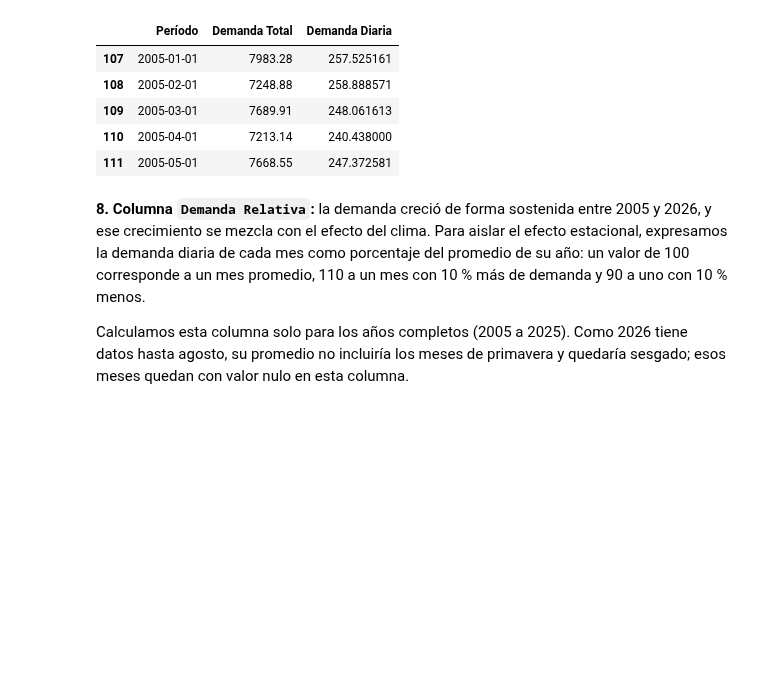
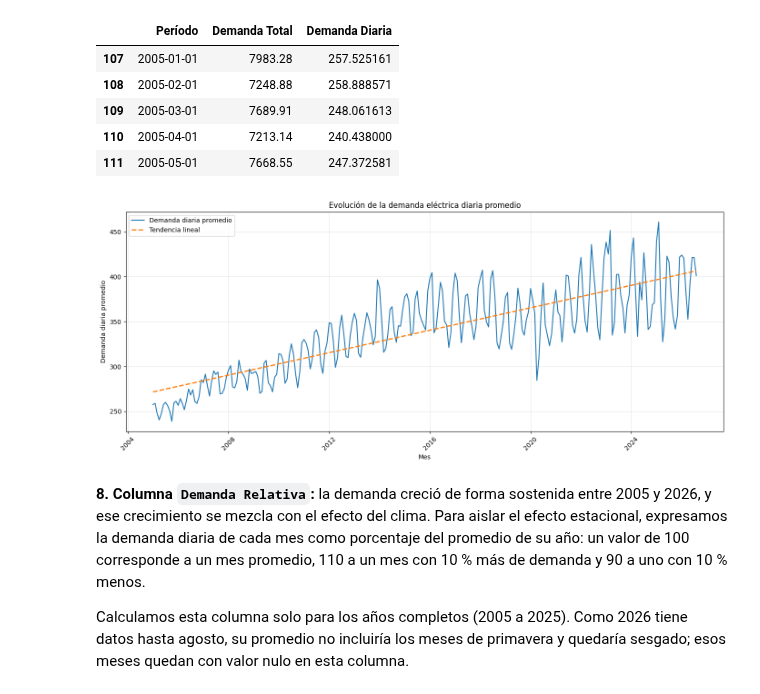
Before and after one commit to RafaelSeri/TP_LABO_MET, a Jupyter notebook: notebooks/Tp_labo.ipynb, the cells around one changed output. Cells and saved outputs as stored; diff of their text form; code cells hidden in the pictures; blank space fills up the shorter version.

```diff
--- a/notebooks/Tp_labo.ipynb
+++ b/notebooks/Tp_labo.ipynb
@@ -633,6 +606,46 @@ df_base_mensual[['Período', 'Demanda Total', 'Demanda Diaria']].head()
 | 109 | 2005-03-01 | 7689.91 | 248.061613 |
 | 110 | 2005-04-01 | 7213.14 | 240.438000 |
 | 111 | 2005-05-01 | 7668.55 | 247.372581 |
+# %%
+import numpy as np
+import matplotlib.pyplot as plt
+
+# Convertir las fechas a valores numéricos para calcular la tendencia
+x = np.arange(len(df_base_mensual))
+y = df_base_mensual['Demanda Diaria']
+
+# Calcular la recta de tendencia
+pendiente, intercepto = np.polyfit(x, y, 1)
+tendencia = pendiente * x + intercepto
+
+# Graficar
+plt.figure(figsize=(14, 6))
+
+plt.plot(
+    df_base_mensual['Período'],
+    y,
+    label='Demanda diaria promedio',
+    linewidth=1.5
+)
+
+plt.plot(
+    df_base_mensual['Período'],
+    tendencia,
+    linestyle='--',
+    linewidth=2,
+    label='Tendencia lineal'
+)
+
+plt.title('Evolución de la demanda eléctrica diaria promedio')
+plt.xlabel('Mes')
+plt.ylabel('Demanda diaria promedio')
+plt.legend()
+plt.grid(True, alpha=0.3)
+plt.xticks(rotation=45)
+plt.tight_layout()
+plt.show()
+# %% [output]
+[figure, added]
 # %% [markdown]
 **8. Columna `Demanda Relativa`:** la demanda creció de forma sostenida entre 2005 y 2026, y ese crecimiento se mezcla con el efecto del clima. Para aislar el efecto estacional, expresamos la demanda diaria de cada mes como porcentaje del promedio de su año: un valor de 100 corresponde a un mes promedio, 110 a un mes con 10 % más de demanda y 90 a uno con 10 % menos.
 
```
Also changed, not shown: parts of 9 cells of this notebook.
